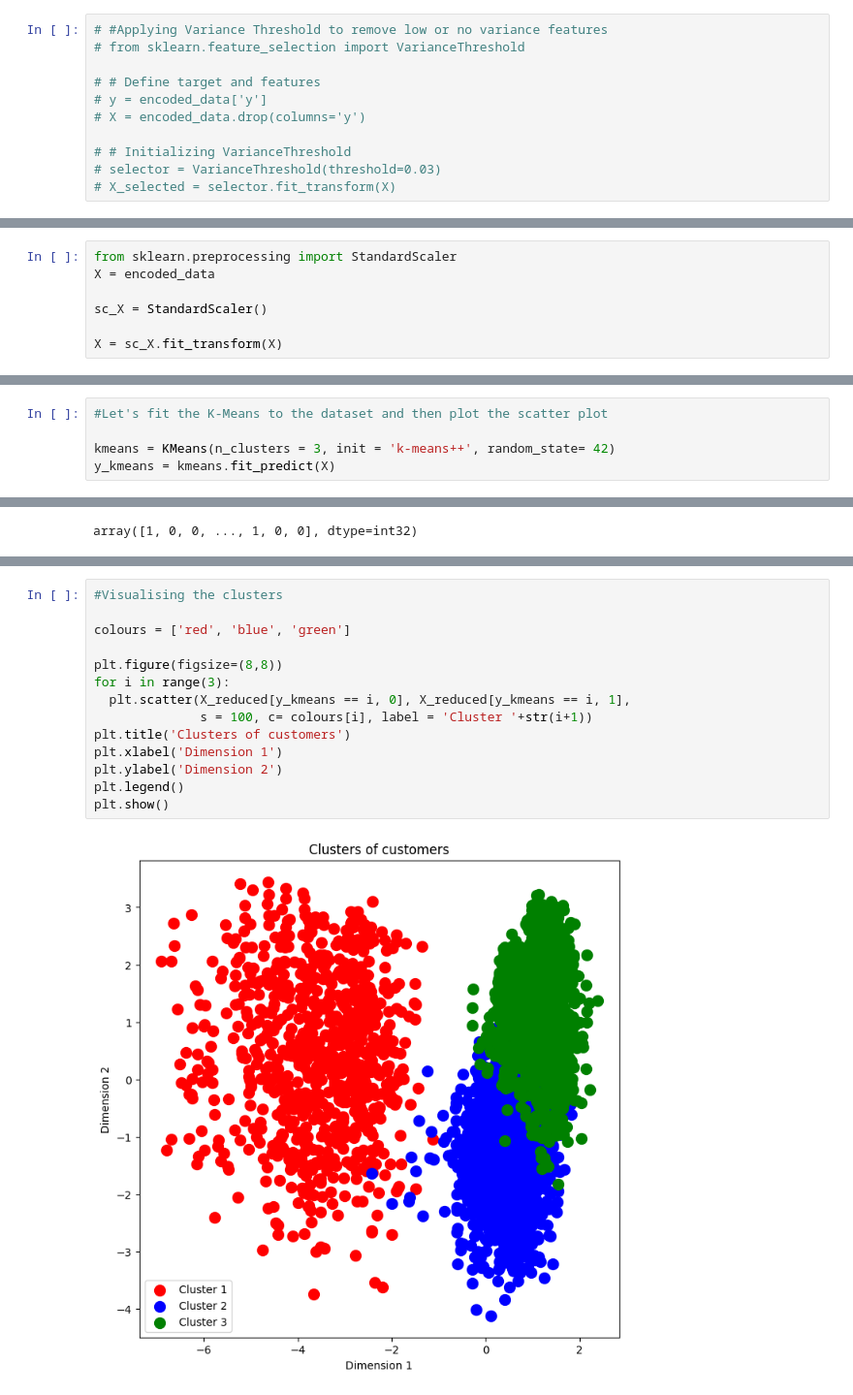
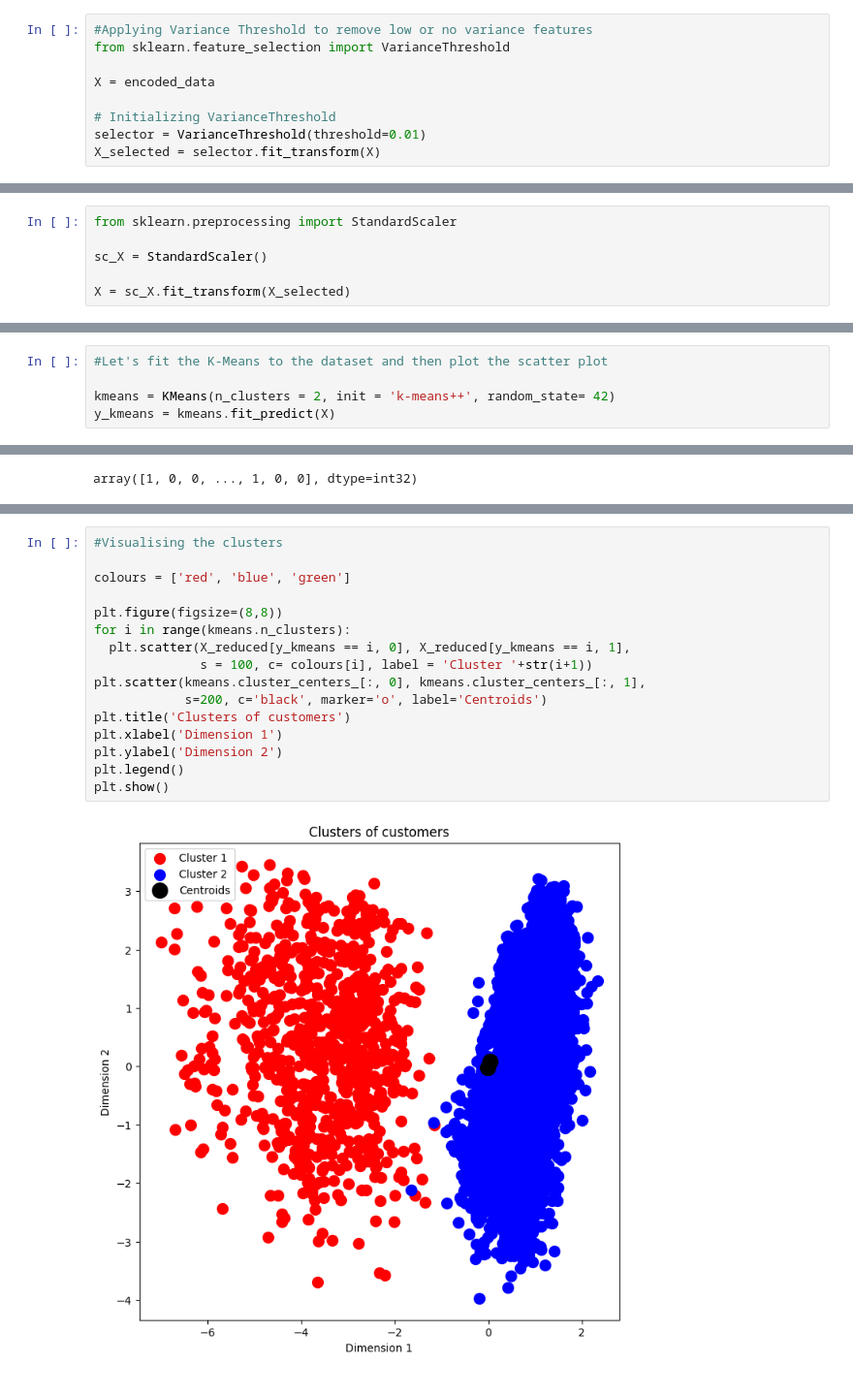
Before and after one commit to Fatai-soliu/bank-telemarketing, a Jupyter notebook: Segmentation_of_Customers_in_Bank_Telemarketing_using_K_Means_and_DBSCAN_Algorithms.ipynb, the cells around one changed output, grey strips where cells are left out. Shown at 97% size. Drawn from its saved outputs; the diff is of its cells as text.

```diff
--- a/Segmentation_of_Customers_in_Bank_Telemarketing_using_K_Means_and_DBSCAN_Algorithms.ipynb
+++ b/Segmentation_of_Customers_in_Bank_Telemarketing_using_K_Means_and_DBSCAN_Algorithms.ipynb
@@ -385,14 +385,12 @@ There are now 40 columns in the data after applying one-hot encoding
 # %% [markdown]
 ## Features Selection
 # %%
-# #Applying Variance Threshold to remove low or no variance features
-# from sklearn.feature_selection import VarianceThreshold
+#Applying Variance Threshold to remove low or no variance features
+from sklearn.feature_selection import VarianceThreshold
 
-# # Define target and features
-# y = encoded_data['y']
-# X = encoded_data.drop(columns='y')
+X = encoded_data
 
-# # Initializing VarianceThreshold
-# selector = VarianceThreshold(threshold=0.03)
-# X_selected = selector.fit_transform(X)
+# Initializing VarianceThreshold
+selector = VarianceThreshold(threshold=0.01)
+X_selected = selector.fit_transform(X)
 # %%
@@ -416,11 +416,10 @@ Selected features based on Variance Threshold:
 ## Standardizing Features
 # %%
 from sklearn.preprocessing import StandardScaler
-X = encoded_data
 
 sc_X = StandardScaler()
 
-X = sc_X.fit_transform(X)
+X = sc_X.fit_transform(X_selected)
 # %% [markdown]
 
 X is now standardized and ready for model training
@@ -459,7 +458,7 @@ Selecting k=4
 # %%
 #Let's fit the K-Means to the dataset and then plot the scatter plot
 
-kmeans = KMeans(n_clusters = 3, init = 'k-means++', random_state= 42)
+kmeans = KMeans(n_clusters = 2, init = 'k-means++', random_state= 42)
 y_kmeans = kmeans.fit_predict(X)
 # %%
 y_kmeans
@@ -483,16 +482,18 @@ sum(pca.explained_variance_ratio_)
 # %%
 #Visualising the clusters
 
 colours = ['red', 'blue', 'green']
 
 plt.figure(figsize=(8,8))
-for i in range(3):
+for i in range(kmeans.n_clusters):
   plt.scatter(X_reduced[y_kmeans == i, 0], X_reduced[y_kmeans == i, 1],
               s = 100, c= colours[i], label = 'Cluster '+str(i+1))
+plt.scatter(kmeans.cluster_centers_[:, 0], kmeans.cluster_centers_[:, 1],
+            s=200, c='black', marker='o', label='Centroids')
 plt.title('Clusters of customers')
 plt.xlabel('Dimension 1')
 plt.ylabel('Dimension 2')
 plt.legend()
 plt.show()
 # %% [output]
-[figure, old version]
+[figure, new version]
```
Also changed, not shown: parts of 9 cells of this notebook.
